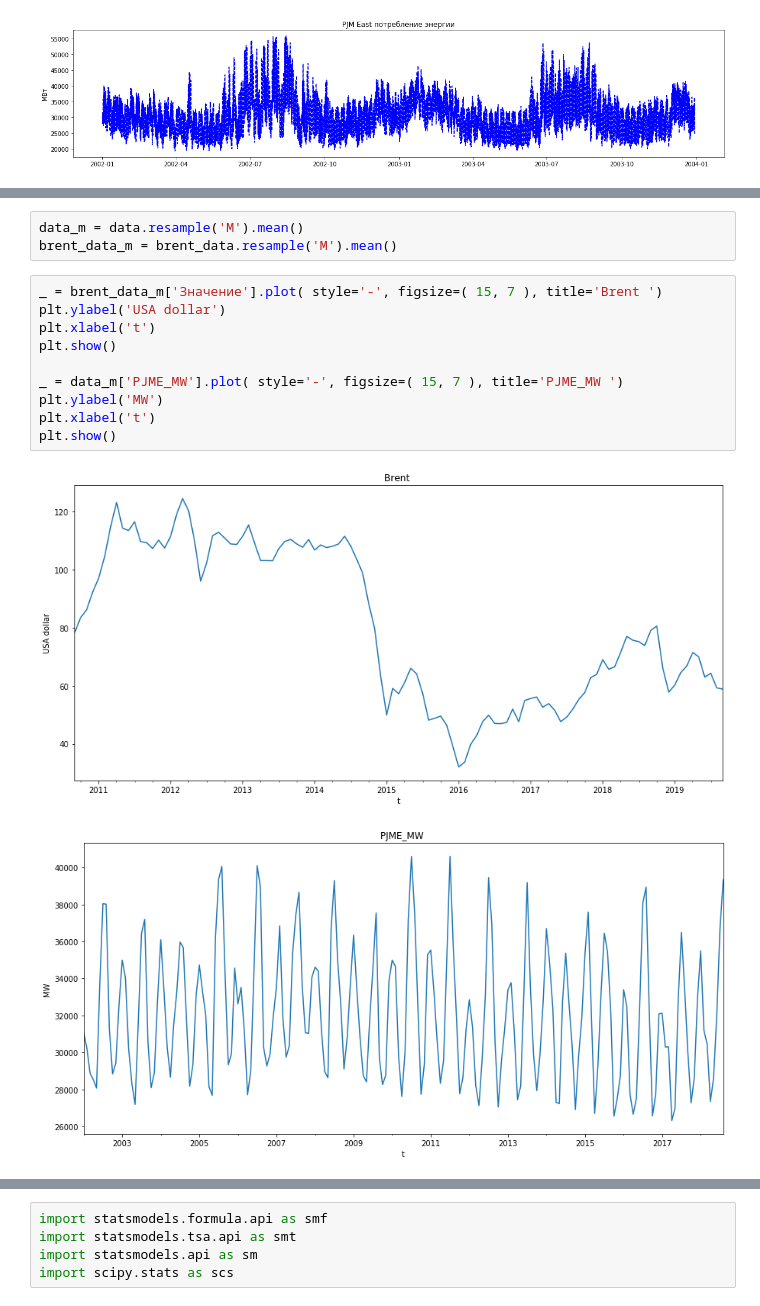
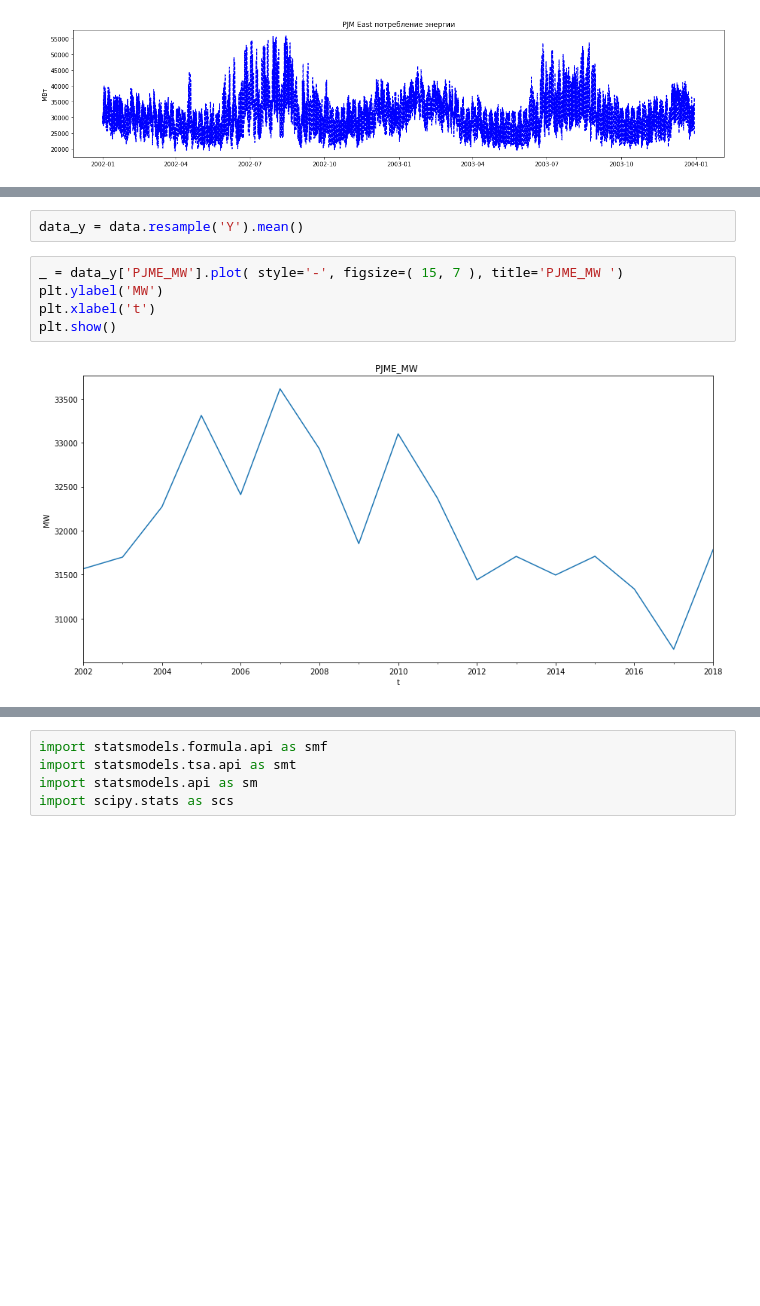
Before and after one commit to mikhachev/Data-Science-Python, a Jupyter notebook: MLB_hw2_converting_features.ipynb, the cells around one changed output, grey strips where cells are left out. Saved outputs shown, nothing was run; the diff lists cells and outputs as text; blank space fills up the shorter version.

```diff
--- a/MLB_hw2_converting_features.ipynb
+++ b/MLB_hw2_converting_features.ipynb
@@ -161,16 +101,9 @@ Text(0.5, 0, 't')
-# %%
-data_m = data.resample('M').mean()
-brent_data_m = brent_data.resample('M').mean()
+# %%
+data_y = data.resample('Y').mean()
 # %%
-_ = brent_data_m['Значение'].plot( style='-', figsize=( 15, 7 ), title='Brent ')
-plt.ylabel('USA dollar')
-plt.xlabel('t')
-plt.show()
-
-_ = data_m['PJME_MW'].plot( style='-', figsize=( 15, 7 ), title='PJME_MW ')
+_ = data_y['PJME_MW'].plot( style='-', figsize=( 15, 7 ), title='PJME_MW ')
 plt.ylabel('MW')
 plt.xlabel('t')
 plt.show()
 # %% [output]
-[figure, old version]
+[figure, new version]
-[figure, removed]
```
Also changed, not shown: parts of 86 cells of this notebook.
